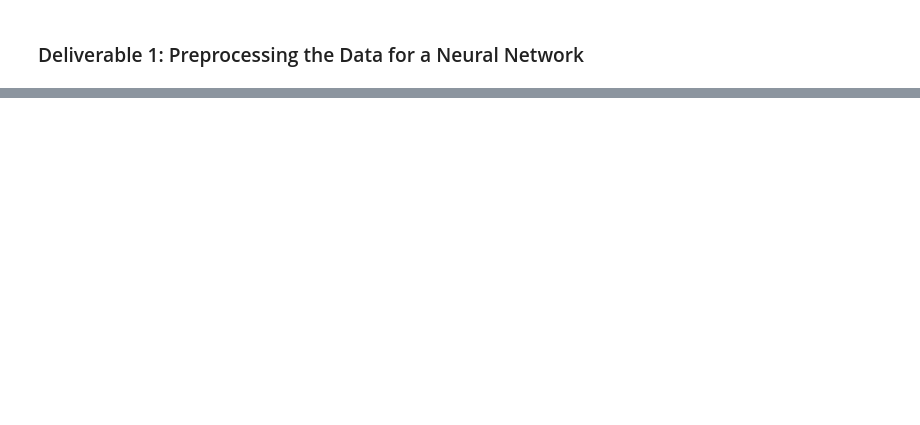
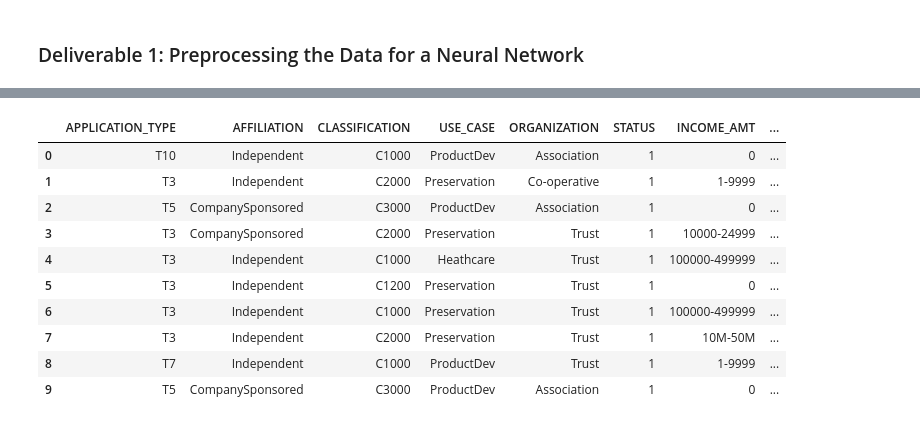
Before and after one commit to Chayda/Neural_Network_Charity_Analysis, a Jupyter notebook: AlphabetSoupCharity.ipynb, the cells around one changed output, grey strips where cells are left out. Cells and saved outputs as stored; diff of their text form; code cells hidden in the pictures; blank space fills up the shorter version.

```diff
--- a/AlphabetSoupCharity.ipynb
+++ b/AlphabetSoupCharity.ipynb
@@ -16,7 +23,18 @@ application_df.head()
 # %%
 # Drop the non-beneficial ID columns, 'EIN' and 'NAME'.
-new_df = application_df.drop(columns=["EIN", "NAME"]) # , inplace=True)
-#application_df.head(10)
-new_df.head()
+application_df.drop(columns=["EIN", "NAME"], inplace=True)
+application_df.head(10)
+# %% [output]
+|  | APPLICATION_TYPE | AFFILIATION | CLASSIFICATION | USE_CASE | ORGANIZATION | STATUS | INCOME_AMT | ... |
+| 0 | T10 | Independent | C1000 | ProductDev | Association | 1 | 0 | ... |
+| 1 | T3 | Independent | C2000 | Preservation | Co-operative | 1 | 1-9999 | ... |
+| 2 | T5 | CompanySponsored | C3000 | ProductDev | Association | 1 | 0 | ... |
+| 3 | T3 | CompanySponsored | C2000 | Preservation | Trust | 1 | 10000-24999 | ... |
+| 4 | T3 | Independent | C1000 | Heathcare | Trust | 1 | 100000-499999 | ... |
+| 5 | T3 | Independent | C1200 | Preservation | Trust | 1 | 0 | ... |
+| 6 | T3 | Independent | C1000 | Preservation | Trust | 1 | 100000-499999 | ... |
+| 7 | T3 | Independent | C2000 | Preservation | Trust | 1 | 10M-50M | ... |
+| 8 | T7 | Independent | C1000 | ProductDev | Trust | 1 | 1-9999 | ... |
+| 9 | T5 | CompanySponsored | C3000 | ProductDev | Association | 1 | 0 | ... |
 # %%
 # Determine the number of unique values in each column.
```
Also changed, not shown: parts of 16 cells of this notebook.
